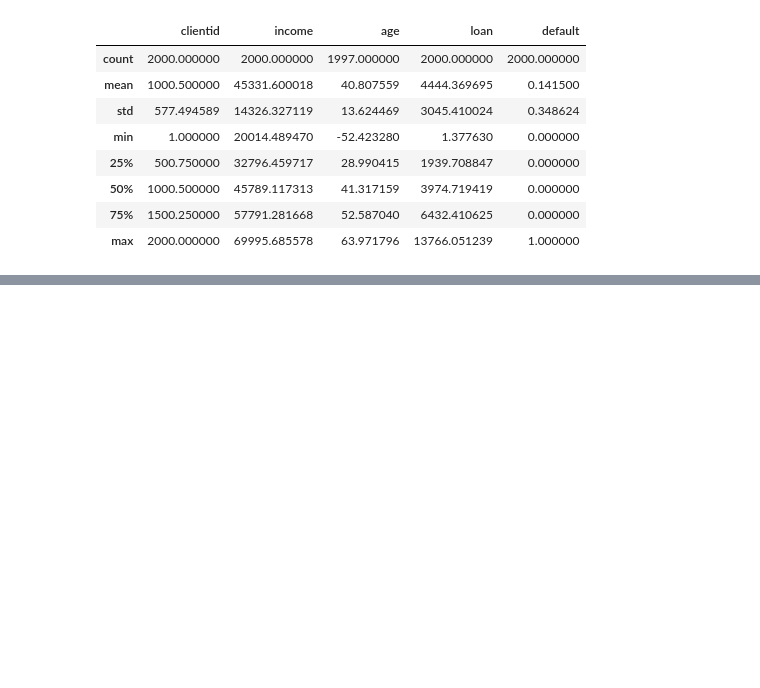
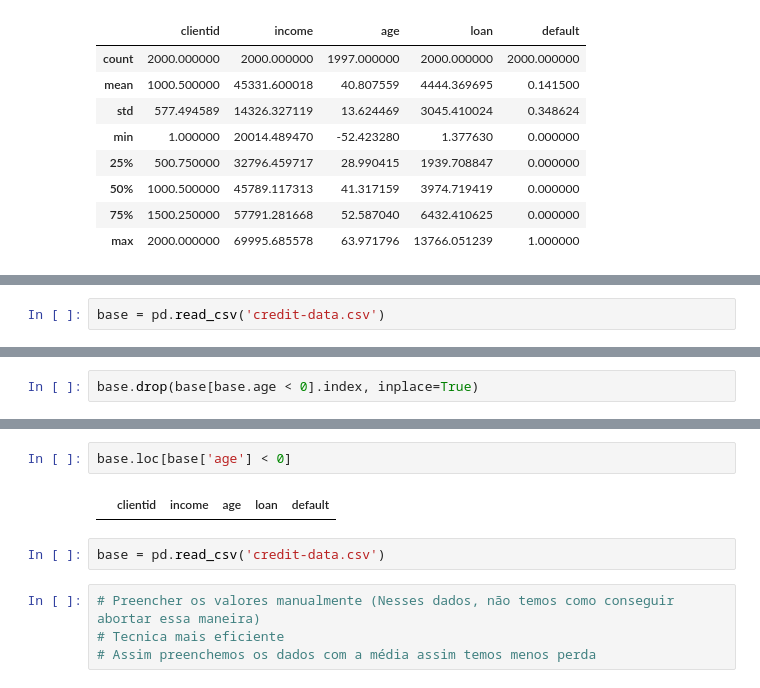
Before and after one commit to dieinimymaganha/machine_learning_e_data_science_com_python, a Jupyter notebook: pre_processamento_credit_data.ipynb, the cells around one changed output, grey strips where cells are left out. Saved outputs shown, nothing was run; the diff lists cells and outputs as text; blank space fills up the shorter version.

```diff
--- a/pre_processamento_credit_data.ipynb
+++ b/pre_processamento_credit_data.ipynb
@@ -37,0 +72,2 @@ base.describe()
+# %%
+base = pd.read_csv('credit-data.csv')
@@ -37,0 +83,2 @@ base.describe()
+# %%
+base.drop(base[base.age < 0].index, inplace=True)
@@ -37,0 +106,10 @@ base.describe()
+# %%
+base.loc[base['age'] < 0]
+# %% [output]
+|  | clientid | income | age | loan | default |
+# %%
+base = pd.read_csv('credit-data.csv')
+# %%
+# Preencher os valores manualmente (Nesses dados, não temos como conseguir abortar essa maneira)
+# Tecnica mais eficiente
+# Assim preenchemos os dados com a média assim temos menos perda
```
Also changed, not shown: parts of 13 cells of this notebook.
